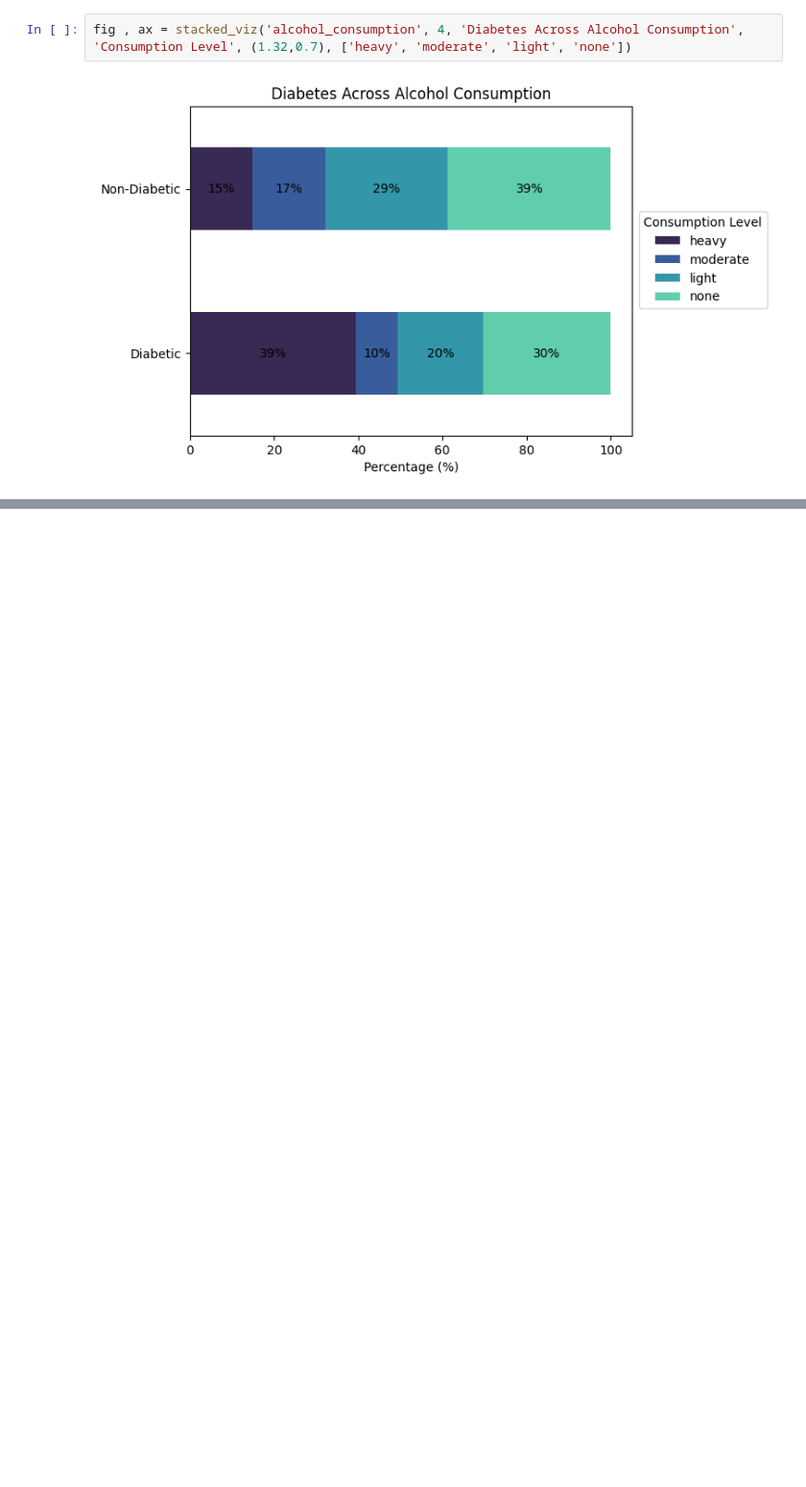
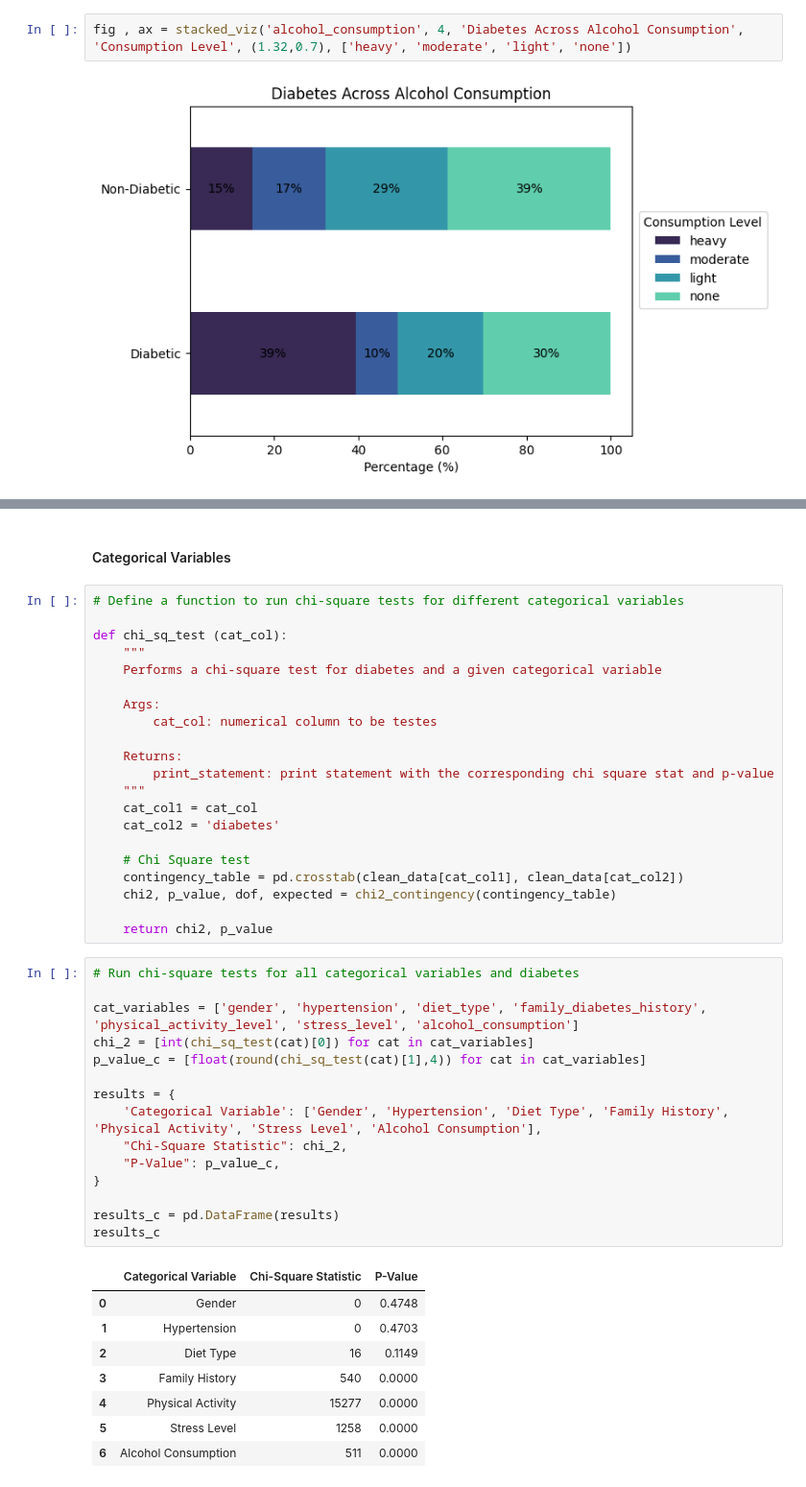
Before and after one commit to isabella-madiedo/Diabetes-Datathon, a Jupyter notebook: Code/exploratory_data_analysis.ipynb, the cells around one changed output, grey strips where cells are left out. Shown at 96% size. Saved outputs shown, nothing was run; the diff lists cells and outputs as text; blank space fills up the shorter version.

```diff
--- a/Code/exploratory_data_analysis.ipynb
+++ b/Code/exploratory_data_analysis.ipynb
@@ -201,0 +284,47 @@ fig , ax = stacked_viz('alcohol_consumption', 4, 'Diabetes Across Alcohol Consum
+# %% [markdown]
+#### Categorical Variables
+# %%
+# Define a function to run chi-square tests for different categorical variables
+
+def chi_sq_test (cat_col):
+    """
+    Performs a chi-square test for diabetes and a given categorical variable
+
+    Args:
+        cat_col: numerical column to be testes
+
+    Returns:
+        print_statement: print statement with the corresponding chi square stat and p-value
+    """
+    cat_col1 = cat_col
+    cat_col2 = 'diabetes'
+
+    # Chi Square test
+    contingency_table = pd.crosstab(clean_data[cat_col1], clean_data[cat_col2])
+    chi2, p_value, dof, expected = chi2_contingency(contingency_table)
+
+    return chi2, p_value
+# %%
+# Run chi-square tests for all categorical variables and diabetes
+
+cat_variables = ['gender', 'hypertension', 'diet_type', 'family_diabetes_history', 'physical_activity_level', 'stress_level', 'alcohol_consumption']
+chi_2 = [int(chi_sq_test(cat)[0]) for cat in cat_variables]
+p_value_c = [float(round(chi_sq_test(cat)[1],4)) for cat in cat_variables]
+
+results = {
+    'Categorical Variable': ['Gender', 'Hypertension', 'Diet Type', 'Family History', 'Physical Activity', 'Stress Level', 'Alcohol Consumption'],
+    "Chi-Square Statistic": chi_2,
+    "P-Value": p_value_c,
+}
+
+results_c = pd.DataFrame(results)
+results_c
+# %% [output]
+|  | Categorical Variable | Chi-Square Statistic | P-Value |
+| 0 | Gender | 0 | 0.4748 |
+| 1 | Hypertension | 0 | 0.4703 |
+| 2 | Diet Type | 16 | 0.1149 |
+| 3 | Family History | 540 | 0.0000 |
+| 4 | Physical Activity | 15277 | 0.0000 |
+| 5 | Stress Level | 1258 | 0.0000 |
+| 6 | Alcohol Consumption | 511 | 0.0000 |
```
Also changed, not shown: parts of 10 cells of this notebook.
